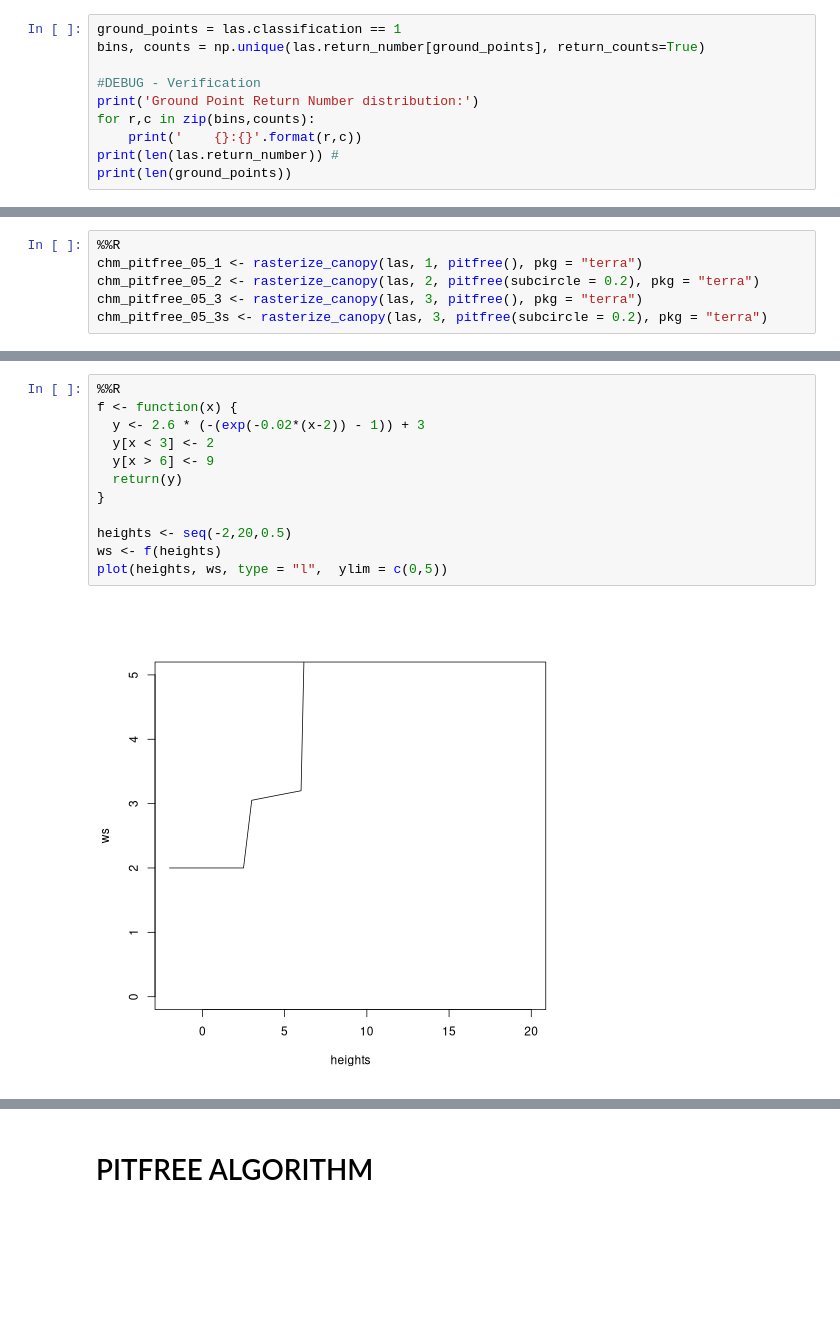
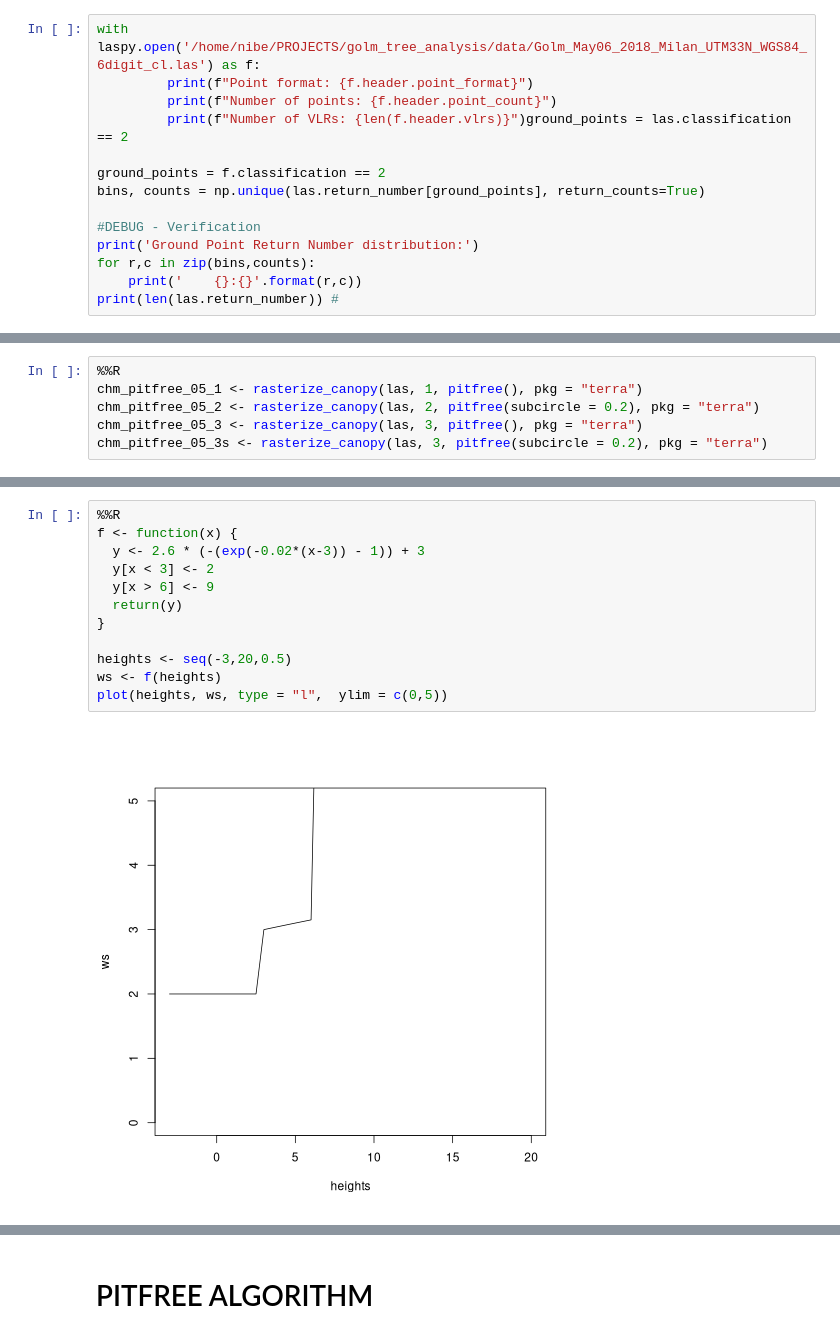
Before and after one commit to ni-be/golm_tree_analysis, a Jupyter notebook: app/app.ipynb, the cells around one changed output, grey strips where cells are left out. Cells and saved outputs as stored; diff of their text form; blank space fills up the shorter version.

```diff
--- a/app/app.ipynb
+++ b/app/app.ipynb
@@ -49,5 +49,10 @@ las = laspy.read("/home/nibe/PROJECTS/golm_tree_analysis/data/Golm_May06_2018_Mi
 # %%
-ground_points = las.classification == 1
+with laspy.open('/home/nibe/PROJECTS/golm_tree_analysis/data/Golm_May06_2018_Milan_UTM33N_WGS84_6digit_cl.las') as f:
+         print(f"Point format: {f.header.point_format}")
+         print(f"Number of points: {f.header.point_count}")
+         print(f"Number of VLRs: {len(f.header.vlrs)}")ground_points = las.classification == 2
+
+ground_points = f.classification == 2
 bins, counts = np.unique(las.return_number[ground_points], return_counts=True)
 
 #DEBUG - Verification
@@ -55,5 +60,4 @@ print('Ground Point Return Number distribution:')
 for r,c in zip(bins,counts):
     print('    {}:{}'.format(r,c))
 print(len(las.return_number)) #
-print(len(ground_points))
 # %% [output]
@@ -143,14 +155,14 @@ chm_pitfree_05_3s <- rasterize_canopy(las, 3, pitfree(subcircle = 0.2), pkg = "t
 # %%
 %%R
 f <- function(x) {
-  y <- 2.6 * (-(exp(-0.02*(x-2)) - 1)) + 3
+  y <- 2.6 * (-(exp(-0.02*(x-3)) - 1)) + 3
   y[x < 3] <- 2
   y[x > 6] <- 9
   return(y)
 }
 
-heights <- seq(-2,20,0.5)
+heights <- seq(-3,20,0.5)
 ws <- f(heights)
 plot(heights, ws, type = "l",  ylim = c(0,5))
 # %% [output]
-[figure, old version]
+[figure, new version]
```
Also changed, not shown: parts of 50 cells of this notebook, 1 other file.
